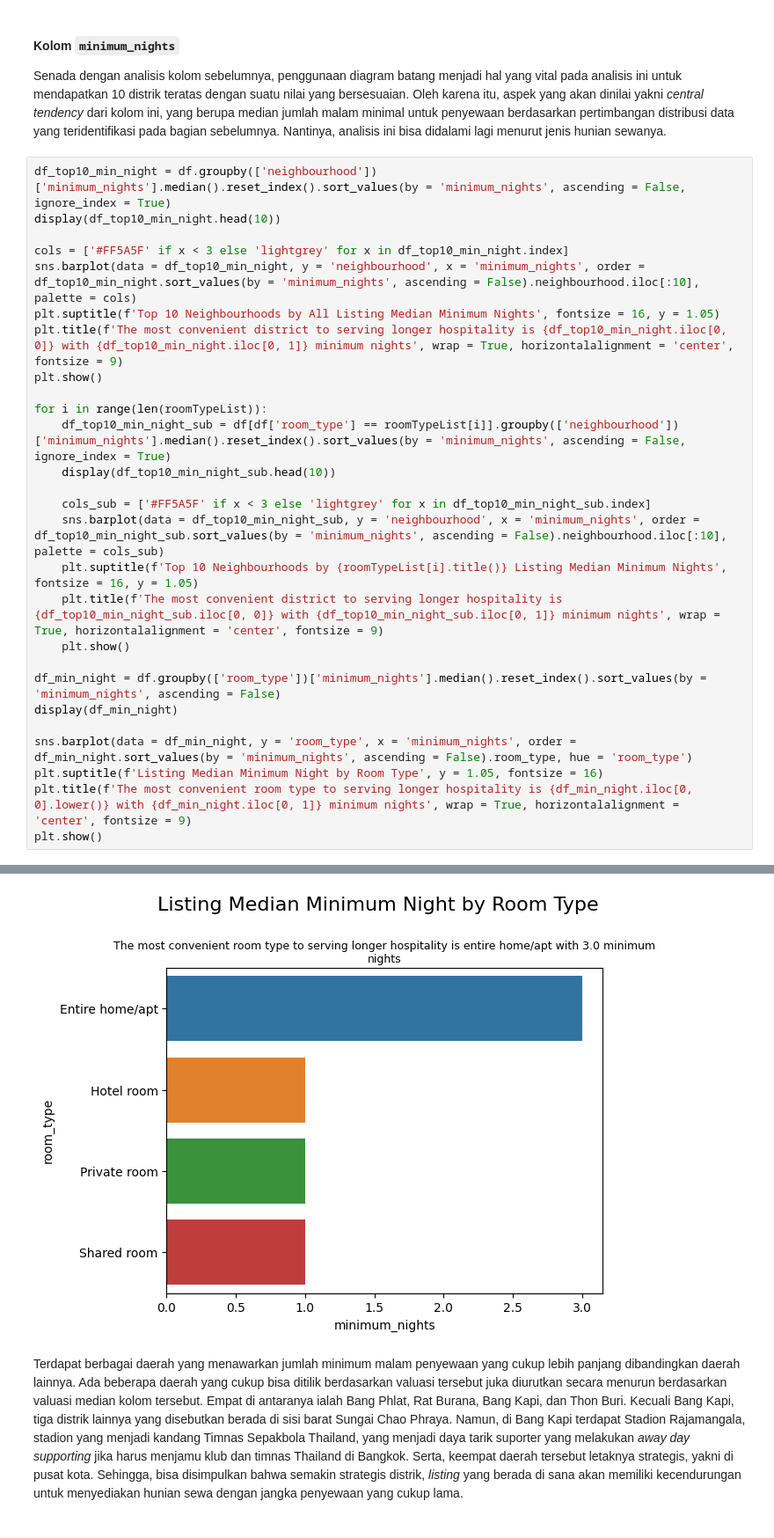
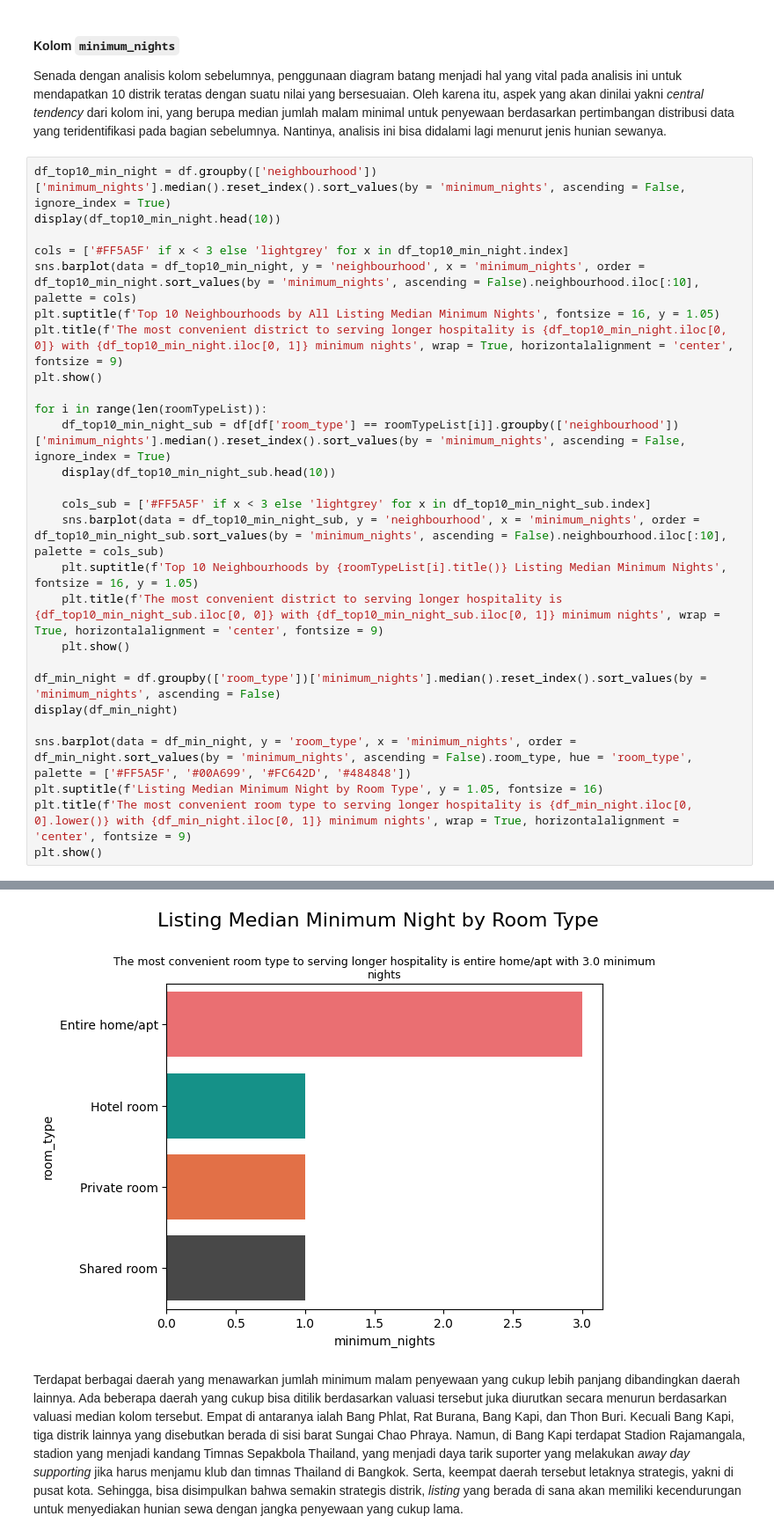
Before and after one commit to mrarvandy/capstone-project-module-2-jcdsol-016, a Jupyter notebook: data-analysis.ipynb, the cells around one changed output, grey strips where cells are left out. Shown at 88% size. Saved outputs shown, nothing was run; the diff lists cells and outputs as text.

```diff
--- a/data-analysis.ipynb
+++ b/data-analysis.ipynb
@@ -1247,7 +1247,7 @@ for i in range(len(roomTypeList)):
 df_min_night = df.groupby(['room_type'])['minimum_nights'].median().reset_index().sort_values(by = 'minimum_nights', ascending = False)
 display(df_min_night)
 
-sns.barplot(data = df_min_night, y = 'room_type', x = 'minimum_nights', order = df_min_night.sort_values(by = 'minimum_nights', ascending = False).room_type, hue = 'room_type')
+sns.barplot(data = df_min_night, y = 'room_type', x = 'minimum_nights', order = df_min_night.sort_values(by = 'minimum_nights', ascending = False).room_type, hue = 'room_type', palette = ['#FF5A5F', '#00A699', '#FC642D', '#484848'])
 plt.suptitle(f'Listing Median Minimum Night by Room Type', y = 1.05, fontsize = 16)
 plt.title(f'The most convenient room type to serving longer hospitality is {df_min_night.iloc[0, 0].lower()} with {df_min_night.iloc[0, 1]} minimum nights', wrap = True, horizontalalignment = 'center', fontsize = 9)
 plt.show()
@@ -1290,34 +1290,34 @@ plt.show()
 [figure]
 |  | neighbourhood | minimum_nights |
 | 0 | Bang Kapi | 28.0 |
 | 1 | Huai Khwang | 2.0 |
 | 2 | Bang Khae | 1.0 |
 | 3 | Bang Kho Laen | 1.0 |
 | 4 | Bang Na | 1.0 |
 | 5 | Bang Phlat | 1.0 |
 | 6 | Bang Khen | 1.0 |
 | 7 | Bang Rak | 1.0 |
 | 8 | Bangkok Noi | 1.0 |
 | 9 | Chatu Chak | 1.0 |
 [figure]
 |  | neighbourhood | minimum_nights |
 | 0 | Thon Buri | 7.0 |
 | 1 | Lat Phrao | 3.0 |
 | 2 | Yan Na Wa | 3.0 |
 | 3 | Bang Khun Thain | 2.5 |
 | 4 | Bang Kapi | 1.0 |
 | 5 | Bang Phlat | 1.0 |
 | 6 | Bang Na | 1.0 |
 | 7 | Bang Khen | 1.0 |
 | 8 | Bang Rak | 1.0 |
 | 9 | Chatu Chak | 1.0 |
 [figure]
 |  | room_type | minimum_nights |
 | 0 | Entire home/apt | 3.0 |
 | 1 | Hotel room | 1.0 |
 | 2 | Private room | 1.0 |
 | 3 | Shared room | 1.0 |
-[figure, old version]
+[figure, new version]
 # %% [markdown]
 Terdapat berbagai daerah yang menawarkan jumlah minimum malam penyewaan yang cukup lebih panjang dibandingkan daerah lainnya. Ada beberapa daerah yang cukup bisa ditilik berdasarkan valuasi tersebut juka diurutkan secara menurun berdasarkan valuasi median kolom tersebut. Empat di antaranya ialah Bang Phlat, Rat Burana, Bang Kapi, dan Thon Buri. Kecuali Bang Kapi, tiga distrik lainnya yang disebutkan berada di sisi barat Sungai Chao Phraya. Namun, di Bang Kapi terdapat Stadion Rajamangala, stadion yang menjadi kandang Timnas Sepakbola Thailand, yang menjadi daya tarik suporter yang melakukan *away day supporting* jika harus menjamu klub dan timnas Thailand di Bangkok. Serta, keempat daerah tersebut letaknya strategis, yakni di pusat kota. Sehingga, bisa disimpulkan bahwa semakin strategis distrik, *listing* yang berada di sana akan memiliki kecendurungan untuk menyediakan hunian sewa dengan jangka penyewaan yang cukup lama.
 # %% [markdown]
```
Also changed, not shown: parts of 4 cells of this notebook.
